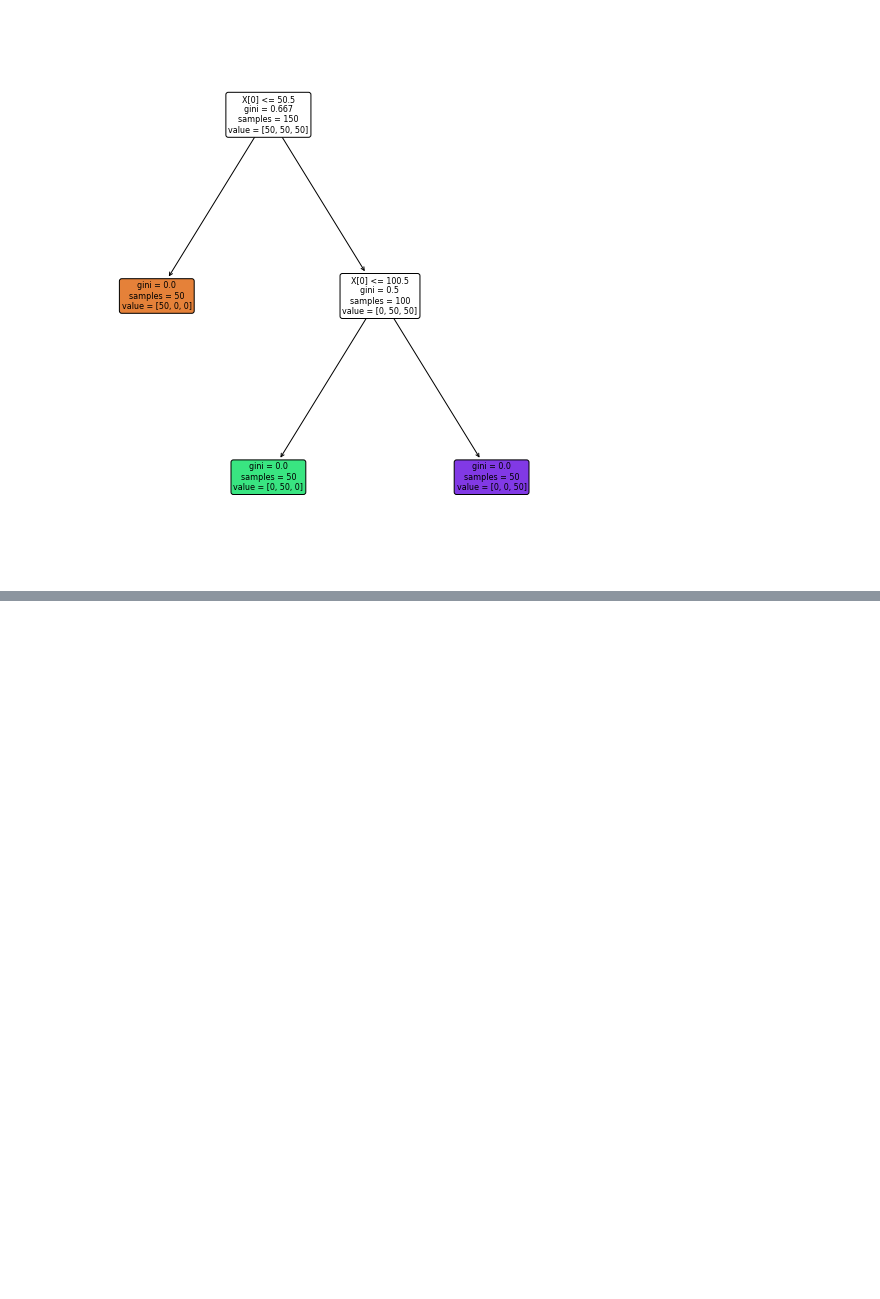
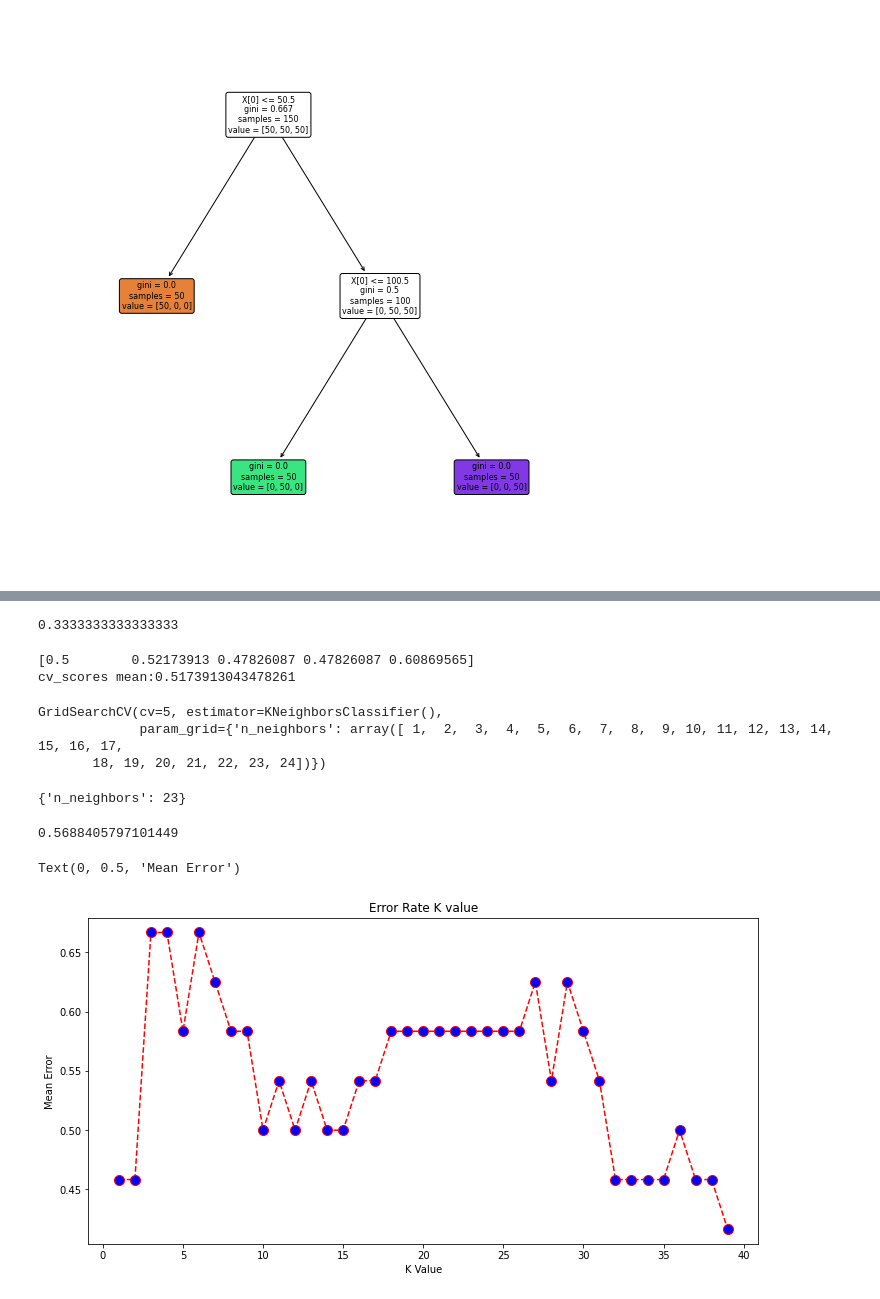
Before and after one commit to RBellaApriliaDamayanti22/datamining, a Jupyter notebook: _sources/notebooks.ipynb, the cells around one changed output, grey strips where cells are left out. Saved outputs shown, nothing was run; the diff lists cells and outputs as text; code cells hidden in the pictures; blank space fills up the shorter version.

```diff
--- a/_sources/notebooks.ipynb
+++ b/_sources/notebooks.ipynb
@@ -1324,0 +1375,5 @@ plt.show()
+# %%
+#create a dataframe with all training data except the target column
+X = df.drop(columns=["Classification"])
+#check that the target variable has been removed
+X.head()
@@ -1324,0 +1387,5 @@ plt.show()
+# %%
+#separate target values
+y = df["Classification"].values
+#view target values
+y[0:5]
@@ -1324,0 +1394,10 @@ plt.show()
+# %%
+from sklearn.model_selection import train_test_split
+#split dataset into train and test data
+X_train, X_test, y_train, y_test = train_test_split(X, y, test_size=0.2, random_state=1, stratify=y)
+# %%
+from sklearn.neighbors import KNeighborsClassifier
+# Create KNN classifier
+knn = KNeighborsClassifier(n_neighbors = 3)
+# Fit the classifier to the data
+knn.fit(X_train,y_train)
@@ -1324,0 +1411,60 @@ plt.show()
+# %%
+#check accuracy of our model on the test data
+knn.score(X_test, y_test)
+# %% [output]
+0.3333333333333333
+# %%
+from sklearn.model_selection import cross_val_score
+import numpy as np
+#create a new KNN model
+knn_cv = KNeighborsClassifier(n_neighbors=3)
+#train model with cv of 5
+cv_scores = cross_val_score(knn_cv, X, y, cv=5)
+#print each cv score (accuracy) and average them
+print(cv_scores)
+print("cv_scores mean:{}".format(np.mean(cv_scores)))
+# %% [output]
+[0.5        0.52173913 0.47826087 0.47826087 0.60869565]
+cv_scores mean:0.5173913043478261
+# %%
+from sklearn.model_selection import GridSearchCV
+#create new a knn model
+knn2 = KNeighborsClassifier()
+#create a dictionary of all values we want to test for n_neighbors
+param_grid = {"n_neighbors": np.arange(1, 25)}
+#use gridsearch to test all values for n_neighbors
+knn_gscv = GridSearchCV(knn2, param_grid, cv=5)
+#fit model to data
+knn_gscv.fit(X, y)
+# %% [output]
+GridSearchCV(cv=5, estimator=KNeighborsClassifier(),
+             param_grid={'n_neighbors': array([ 1,  2,  3,  4,  5,  6,  7,  8,  9, 10, 11, 12, 13, 14, 15, 16, 17,
+       18, 19, 20, 21, 22, 23, 24])})
+# %%
+#check top performing n_neighbors value
+knn_gscv.best_params_
+# %% [output]
+{'n_neighbors': 23}
+# %%
+#check mean score for the top performing value of n_neighbors
+knn_gscv.best_score_
+# %% [output]
+0.5688405797101449
+# %%
+# Calculating error for K values between 1 and 40
+error = []
+import matplotlib.pyplot as plt
+for i in range(1,40):
+  knn = KNeighborsClassifier(n_neighbors=i)
+  knn.fit(X_train, y_train)
+  pred_i = knn.predict(X_test)
+  error.append(np.mean(pred_i != y_test))
+plt.figure(figsize=(12, 6))
+plt.plot(range(1, 40), error, color='red', linestyle='dashed', marker='o',
+         markerfacecolor='blue', markersize=10)
+plt.title('Error Rate K value')
+plt.xlabel('K Value')
+plt.ylabel('Mean Error')
+# %% [output]
+Text(0, 0.5, 'Mean Error')
+[figure, added]
```
Also changed, not shown: parts of 18 cells of this notebook, 5 other files.
